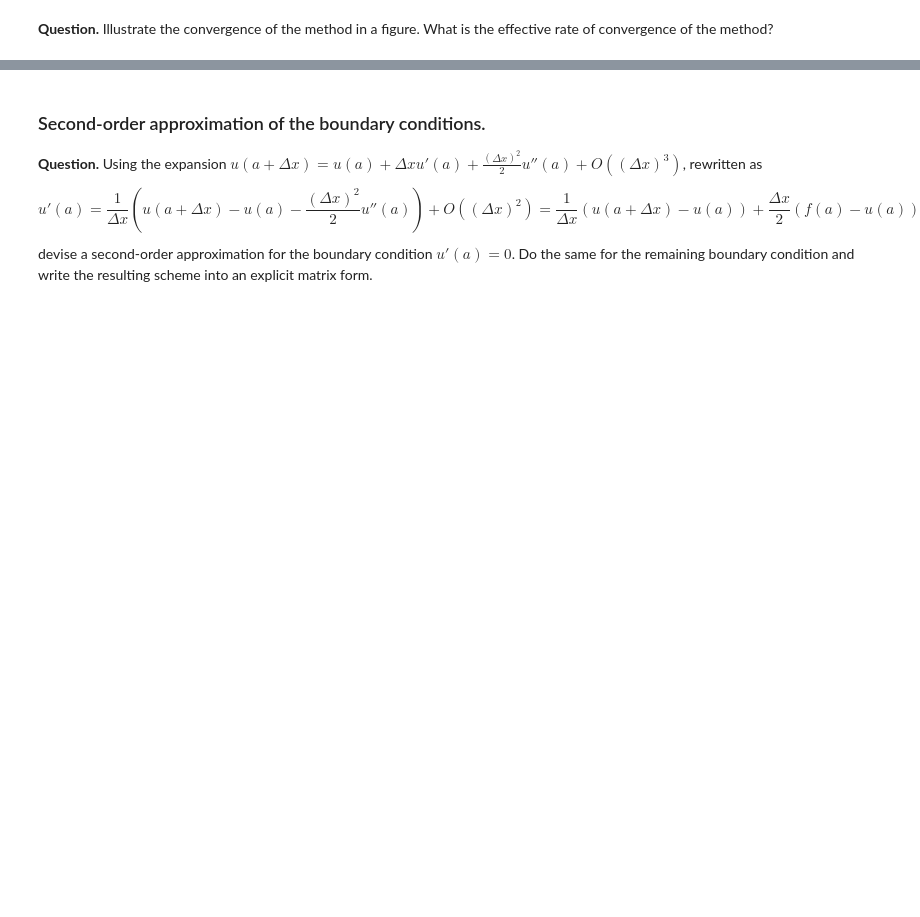
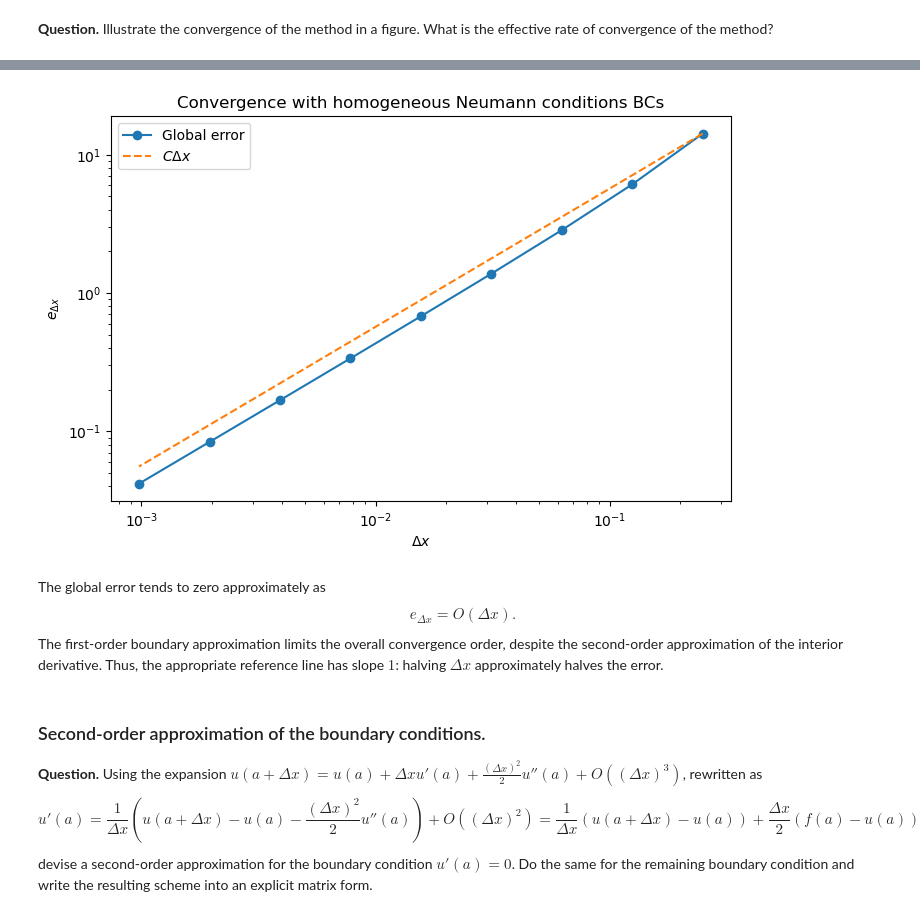
Before and after one commit to Marshhall/FDM_Elliptic, a Jupyter notebook: main.ipynb, the cells around one changed output, grey strips where cells are left out. Drawn from its saved outputs; the diff is of its cells as text; code cells hidden in the pictures; blank space fills up the shorter version.

```diff
--- a/main.ipynb
+++ b/main.ipynb
@@ -471,3 +589,38 @@ $$
+# %%
+Ns = 2**np.arange(2, 11)
+dxs = (b - a) / Ns
+errors = []
+
+for N, dx in zip(Ns, dxs):
+    x = np.linspace(a, b, N+1)
+    B = f(x[1:-1])
+
+    lu, piv = lu_factor(A_neumann(N, dx) + np.eye(N-1))
+    u_interior = lu_solve((lu, piv), B)
+    u = np.concatenate(([u_interior[0]], u_interior, [u_interior[-1]]))
+
+    u_exact = np.cos(2 * np.pi * x)
+    errors.append(np.max(np.abs(u - u_exact)))
+
+errors = np.array(errors)
+reference = errors[0] * (dxs / dxs[0])
+
+plt.figure(figsize=(8, 5))
+plt.loglog(dxs, errors, "o-", label="Global error")
+plt.loglog(dxs, reference, "--", label=r"$C \Delta x$")
+plt.xlabel(r"$\Delta x$")
+plt.ylabel(r"$e_{\Delta x}$")
+plt.title("Convergence with homogeneous Neumann conditions BCs")
+plt.legend()
+plt.show()
+# %% [output]
+[figure, added]
+# %% [markdown]
+The global error tends to zero approximately as
+$$
+e_{\Delta x}=O(\Delta x).
+$$
+The first-order boundary approximation limits the overall convergence order, despite the second-order approximation of the interior derivative. Thus, the appropriate reference line has slope $1$: halving $\Delta x$ approximately halves the error.
 # %% [markdown]
 ### Second-order approximation of the boundary conditions.
 
```
Also changed, not shown: parts of 14 cells of this notebook.
